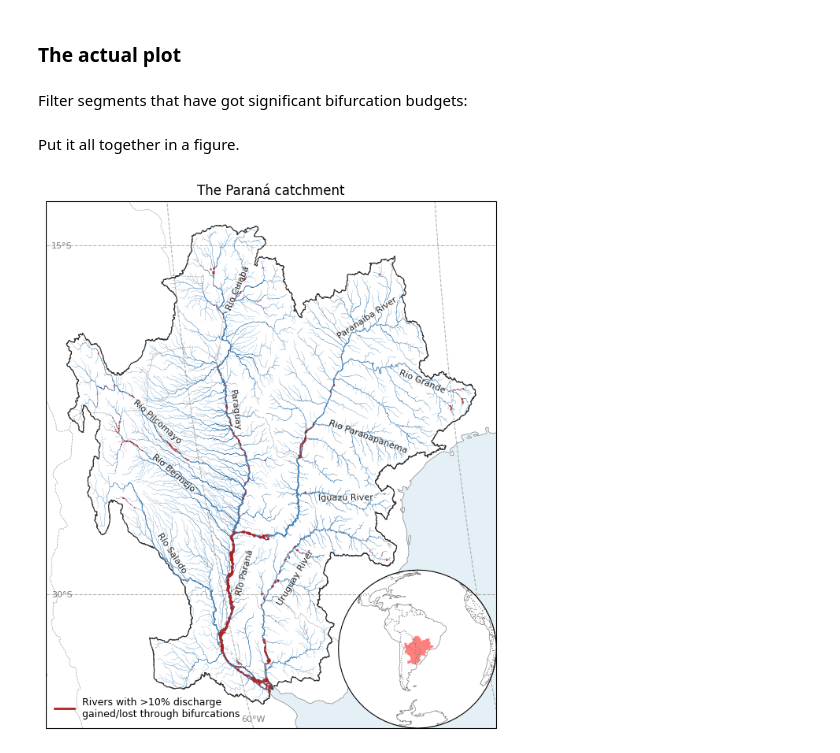
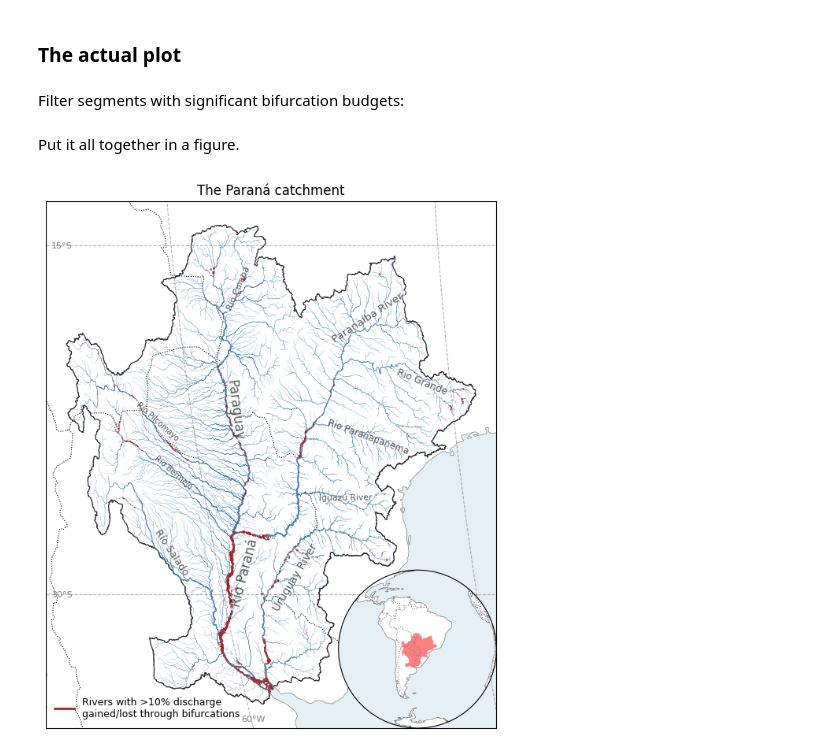
Before and after one commit to mwort/grit, a Jupyter notebook: docs/beautiful_river_figure_example/notebook.ipynb, the cells around one changed output. Saved outputs shown, nothing was run; the diff lists cells and outputs as text; code cells hidden in the pictures.

Commit message:
Update the river map with names notebook.

```diff
--- a/docs/beautiful_river_figure_example/notebook.ipynb
+++ b/docs/beautiful_river_figure_example/notebook.ipynb
@@ -97,13 +110,24 @@ def mean_line_orientation(gdf):
     mean_angle_deg += 180 if mean_angle_deg < -90 else 0
     return mean_angle_deg
 
-def label_river(ax, r):
+def label_river(ax, r, **kw):
+    label_kw = dict(textcoords='offset points', rotation_mode='anchor', alpha=0.75, ha='center', va='center')
     rsegs = catchment_segments[catchment_segments.name == r]
     midpoints = rsegs.geometry.apply(lambda x: x.interpolate(0.5, normalized=True))
     x = np.average(midpoints.x, weights=rsegs.geometry.length)
     y = np.average(midpoints.y, weights=rsegs.geometry.length)
-    ax.annotate(r, xy=(x, y), xytext=label_nudges[r] if r in label_nudges else (0, 0), rotation=mean_line_orientation(rsegs), color="w", fontweight='bold', **label_kw)
-    ax.annotate(r, xy=(x, y), xytext=label_nudges[r] if r in label_nudges else (0, 0), rotation=mean_line_orientation(rsegs), color='0.15', **label_kw)
+    nudge = label_nudges[r] if r in label_nudges else (0, 0)
+    rot = mean_line_orientation(rsegs)
+    # fontsize dependent on catchment area
+    fsmin, fsmax = 7, 12
+    da = catchment_segments.loc[catchment_segments.name.isin(major_rivers)]
+    da = da.groupby("name").drainage_area_out.median()
+    damin, damax = np.log(da.min()), np.log(da.max())
+    fs = fsmin + (fsmax-fsmin) * (np.log(rsegs.drainage_area_out.median()) - damin) / (damax - damin)
+    label_kw.update(dict(xy=(x, y), xytext=nudge, rotation=rot, fontsize=fs))
+    label_kw.update(kw)
+    ax.annotate(r, color="w", fontweight='bold', **label_kw)
+    ax.annotate(r, color='0.15', **label_kw)
 # %% [markdown]
 ### The actual plot
 # %%
@@ -113,7 +137,8 @@ subplot_kw = dict(
     figsize=(7, 7),
 )
 catch_cent = river_catchment.centroid.to_crs(epsg=4326).iloc[0]
-inset_proj = ccrs.Orthographic(catch_cent.x, catch_cent.y)
+extmx = np.diff(river_catchment.total_bounds.reshape(2,2), axis=0).max()
+inset_proj = ccrs.NearsidePerspective(catch_cent.x, catch_cent.y, extmx*10)
 inset_kw = dict(
     width="39%",
     height="30%",
@@ -122,10 +147,9 @@ inset_kw = dict(
     axes_class=GeoAxes,
     axes_kwargs={"projection": inset_proj},
 )
-label_kw = dict(textcoords='offset points', rotation_mode='anchor', fontsize=8, ha='center', va='center')
 local_lw = 0.015*catchment_segments["drainage_area_out"]**0.32
 # %% [markdown]
-Filter segments that have got significant bifurcation budgets:
+Filter segments with significant bifurcation budgets:
 # %%
 bifurcated_rivers = catchment_segments[catchment_segments.bifurcation_balance_out.abs() > 0.1]
 bif_color = "#B22222"
@@ -140,7 +164,8 @@ axr = inset_axes(axl, **inset_kw)
 catchment_segments.plot(linewidth=local_lw, color='#4682b4', ax=axl)
 river_catchment.plot(linewidth=0.8, edgecolor="0.2", facecolor="none", ax=axl)
 axl.coastlines(linewidth=0.5, color="0.5")
-axl.add_feature(cfeature.BORDERS, linestyle=':', linewidth=0.5, edgecolor="0.3")
+axl.add_feature(cfeature.BORDERS, linestyle=':', linewidth=0.8, edgecolor="k")
+axl.add_feature(cfeature.OCEAN, facecolor='#a6cee3', alpha=0.3)
 axl.set_title(f"The {RIVER_NAME} catchment")
 # names
 for r in major_rivers:
@@ -156,32 +181,32 @@ axl.legend(
 # gridlines
 gl = axl.gridlines(
     crs=ccrs.PlateCarree(),
     draw_labels=True,
     linewidth=0.8,
     color='gray',
     alpha=0.6,
     linestyle='--'
 )
 gl.xformatter = LONGITUDE_FORMATTER
 gl.yformatter = LATITUDE_FORMATTER
 gl.top_labels = False
 gl.right_labels = False
 gl.xlabel_style = {'size': 8, 'color': 'gray'}
 gl.ylabel_style = {'size': 8, 'color': 'gray'}
 gl.xlocator = plt.FixedLocator(np.arange(-180, 181, 15))
 gl.ylocator = plt.FixedLocator(np.arange(-90, 91, 15))
 gl.xpadding = -5
 gl.ypadding = -5
 
 # global overview
 axr.set_global()
 axr.coastlines(linewidth=0.5, color="0.5")
 river_catchment.to_crs(inset_proj).plot(linewidth=0.8, edgecolor="none", facecolor="r", alpha=0.5, ax=axr)
-axl.add_feature(cfeature.OCEAN, facecolor='#a6cee3', alpha=0.3)
+axr.add_feature(cfeature.OCEAN, facecolor='#a6cee3', alpha=0.3)
 # bring axes back to same level after aspect change
 apos, inpos = axl.get_position(), axr.get_position()
 axr.set_axes_locator(None)  # disables internal locator
 axr.set_position([apos.x0+apos.width-inpos.width, apos.y0, inpos.width, inpos.height])
 brdrs = axr.add_feature(cfeature.BORDERS, linestyle=':', linewidth=0.8, edgecolor="0.5")
 # %% [output]
-[figure, old version]
+[figure, new version]
```
Also changed, not shown: parts of 1 cell of this notebook.
